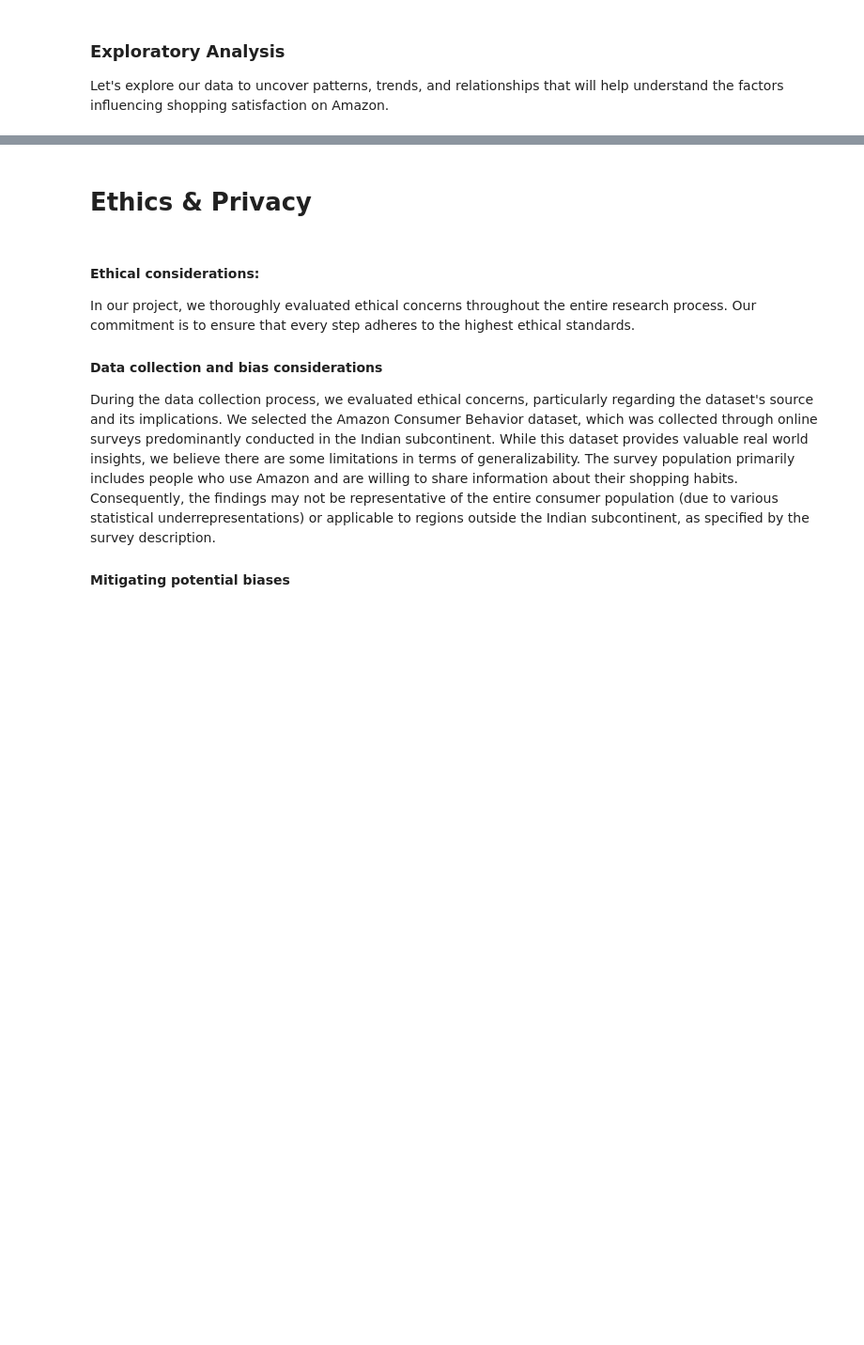
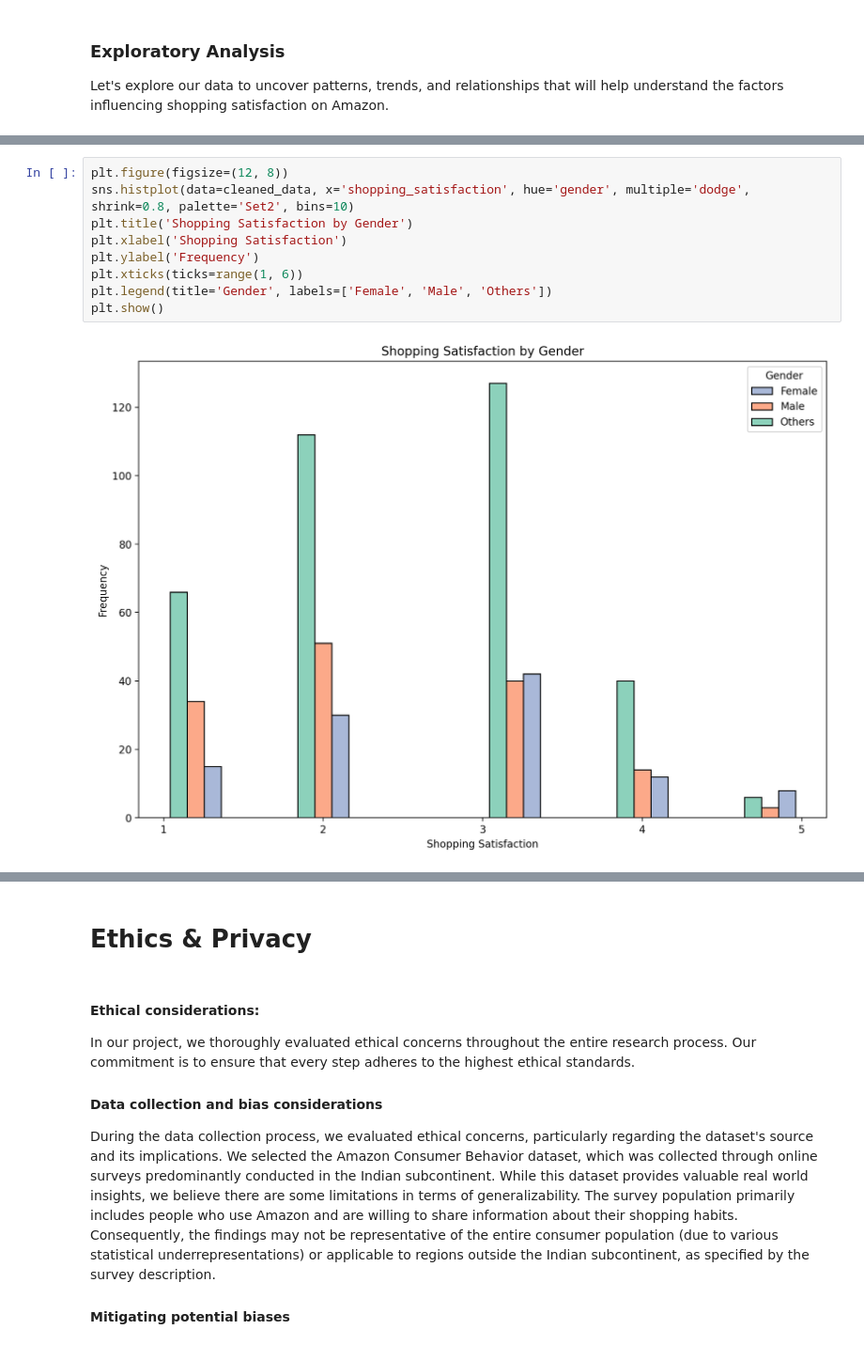
Before and after one commit to dylanatianzar/Amazon-Behavior-EDA, a Jupyter notebook: EDACheckpoint_group036.ipynb, the cells around one changed output, grey strips where cells are left out. Shown: that part at 94% size. Drawn from its saved outputs; the diff is of its cells as text; blank space fills up the shorter version.

```diff
--- a/EDACheckpoint_group036.ipynb
+++ b/EDACheckpoint_group036.ipynb
@@ -327,0 +364,11 @@ We can observe that the 20-29 years old age group is the most prevalent in our d
+# %%
+plt.figure(figsize=(12, 8))
+sns.histplot(data=cleaned_data, x='shopping_satisfaction', hue='gender', multiple='dodge', shrink=0.8, palette='Set2', bins=10)
+plt.title('Shopping Satisfaction by Gender')
+plt.xlabel('Shopping Satisfaction')
+plt.ylabel('Frequency')
+plt.xticks(ticks=range(1, 6))
+plt.legend(title='Gender', labels=['Female', 'Male', 'Others'])
+plt.show()
+# %% [output]
+[figure, added]
```
Also changed, not shown: parts of 21 cells of this notebook, 1 other file.
